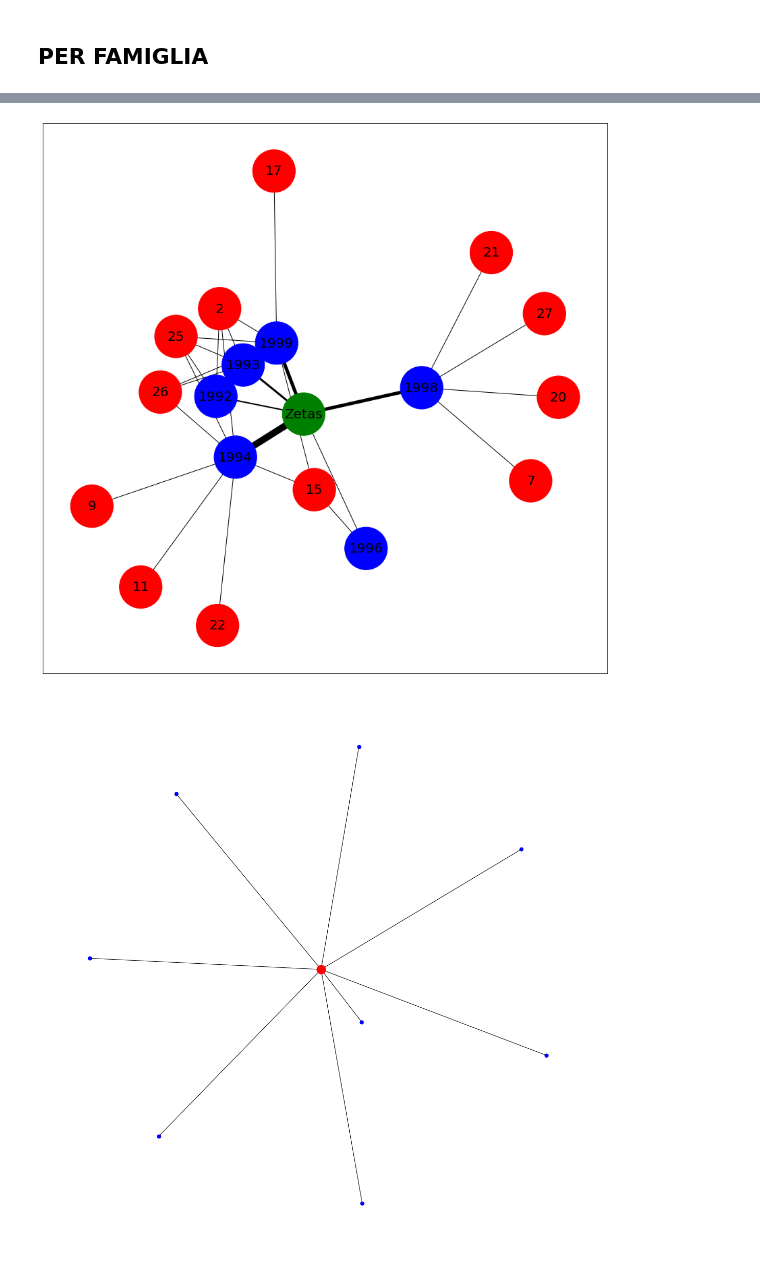
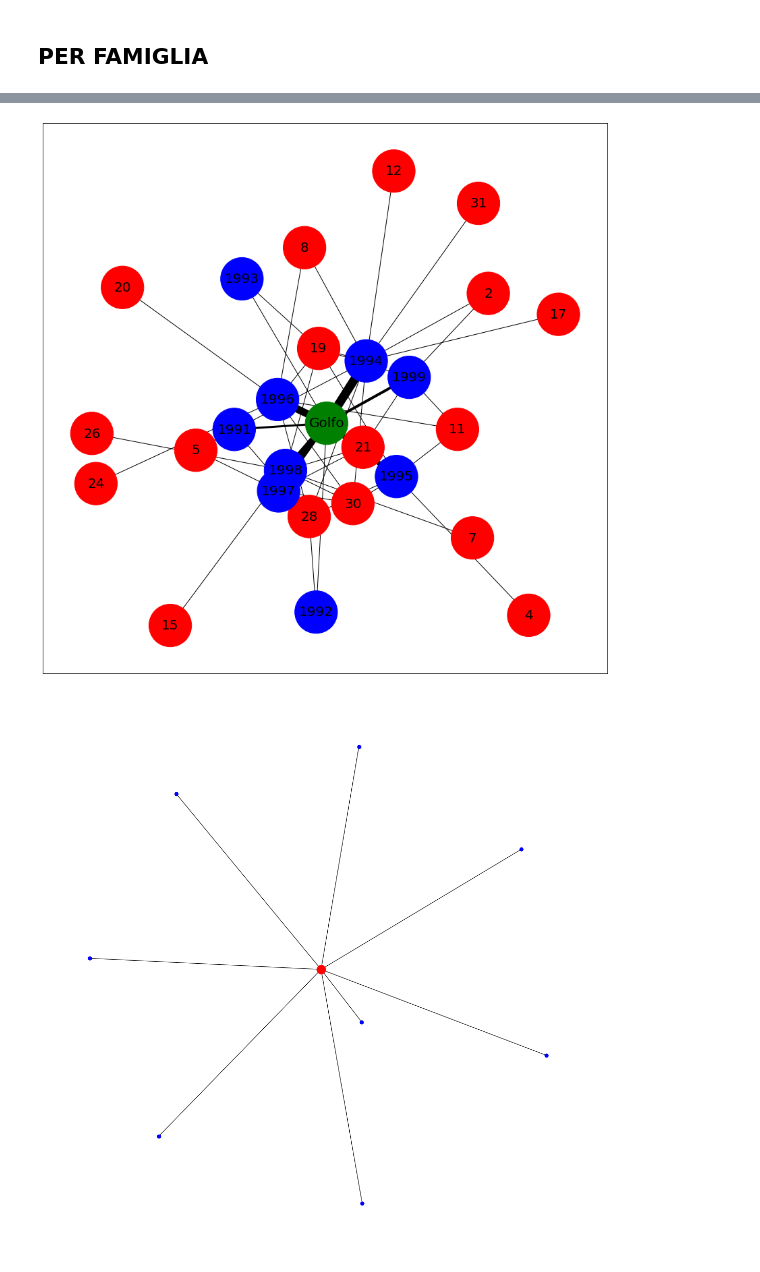
Before and after one commit to emacarta/Mexico-Drug-Traffic-Activities, a Jupyter notebook: Mexican_Drug_Cartell_Analysis.ipynb, the cells around one changed output, grey strips where cells are left out. Drawn from its saved outputs; the diff is of its cells as text; code cells hidden in the pictures.

```diff
--- a/Mexican_Drug_Cartell_Analysis.ipynb
+++ b/Mexican_Drug_Cartell_Analysis.ipynb
@@ -384,3 +511,7 @@ df_SF0010 = Edges_Generator_for_Cartel('Sinaloa_Family','SF',years_0010=True)
 df_T0010 = Edges_Generator_for_Cartel('Tijuana','T',years_0010=True)
 df_Z0010 = Edges_Generator_for_Cartel('Zetas','Z',years_0010=True)
 df_O0010 = Edges_Generator_for_Cartel('Otros','O',years_0010=True)
+# %%
+net_golfo = nx.Graph()
+sXy_golfo = pd.read_csv('/Users/emanuele/Desktop/SNA/PROGETTO/state_year_Golfo_G9000.txt')
+Network_Generator_For_Cartels(net_golfo,sXy_golfo,df_G9000,'Golfo')
@@ -386,0 +529,31 @@ df_O0010 = Edges_Generator_for_Cartel('Otros','O',years_0010=True)
+# %%
+all_weights=[]
+for (node1,node2,data) in net_golfo.edges(data=True):
+        all_weights.append(data['weight']) #we'll use this when determining edge thickness
+
+nodes_color=[]
+for (node1,data) in net_golfo.nodes(data=True):
+        nodes_color.append(data['color']) #we'll use this when determining edge thickness
+
+
+unique_weights = list(set(all_weights))
+
+random.seed(123)
+pos = nx.spring_layout(net_golfo,k=0.4,seed=123)
+
+for weight in unique_weights:
+        #4 d. Form a filtered list with just the weight you want to draw
+        weighted_edges = [(node1,node2) for (node1,node2,edge_attr) in net_golfo.edges(data=True) if edge_attr['weight']==weight]
+        width = weight
+        nx.draw_networkx_edges(net_golfo,pos,edgelist=weighted_edges,width=width)
+
+
+nx.draw_networkx_nodes(net_golfo,pos,node_color=nodes_color, node_size=4000)
+
+nx.draw_networkx_labels(net_golfo,pos,font_size=10, font_family="sans-serif")
+
+#plt.axis('off')
+plt.rcParams["figure.figsize"] = (25,25)
+#plt.show()
+
+pass
@@ -387,7 +563,7 @@ df_O0010 = Edges_Generator_for_Cartel('Otros','O',years_0010=True)
 # %%
 net_zetas = nx.Graph()
 
-state_year = pd.read_csv('/Users/emanuele/Desktop/SNA/PROGETTO/state_year_Zetas_Z9000.txt')
+state_year = pd.read_csv('/Users/emanuele/Desktop/SNA/PROGETTO/state_year_Golfo_G9000.txt')
 
 for i in state_year.A.unique():
     name = str(i)
@@ -397,10 +573,10 @@ for i in state_year.B.unique():
     name = str(i)
     net_zetas.add_node(name, color = 'blue')
 
-net_zetas.add_node('Zetas', color = 'green')
+net_zetas.add_node('Golfo', color = 'green')
 
 #-----------
-x = df_Z9000.values.tolist()
+x = df_G9000.values.tolist()
 #-----------------------
 
 for i in range(len(x)):
@@ -424,34 +600,34 @@ for i in range(len(x)):
 all_weights=[]
 for (node1,node2,data) in net_zetas.edges(data=True):
         all_weights.append(data['weight']) #we'll use this when determining edge thickness
 
 nodes_color=[]
 for (node1,data) in net_zetas.nodes(data=True):
         nodes_color.append(data['color']) #we'll use this when determining edge thickness
 
 
 unique_weights = list(set(all_weights))
 
 pos = nx.spring_layout(net_zetas)
 
 for weight in unique_weights:
         #4 d. Form a filtered list with just the weight you want to draw
         weighted_edges = [(node1,node2) for (node1,node2,edge_attr) in net_zetas.edges(data=True) if edge_attr['weight']==weight]
         width = weight
         nx.draw_networkx_edges(net_zetas,pos,edgelist=weighted_edges,width=width)
 
 
 nx.draw_networkx_nodes(net_zetas,pos,node_color=nodes_color, node_size=4000)
 
 nx.draw_networkx_labels(net_zetas,pos,font_size=20, font_family="sans-serif")
 
 #plt.axis('off')
 plt.rcParams["figure.figsize"] = (15,15)
 #plt.show()
 
 pass
 # %% [output]
-[figure, old version]
+[figure, new version]
 # %%
 from operator import itemgetter
 
```
Also changed, not shown: parts of 9 cells of this notebook.
